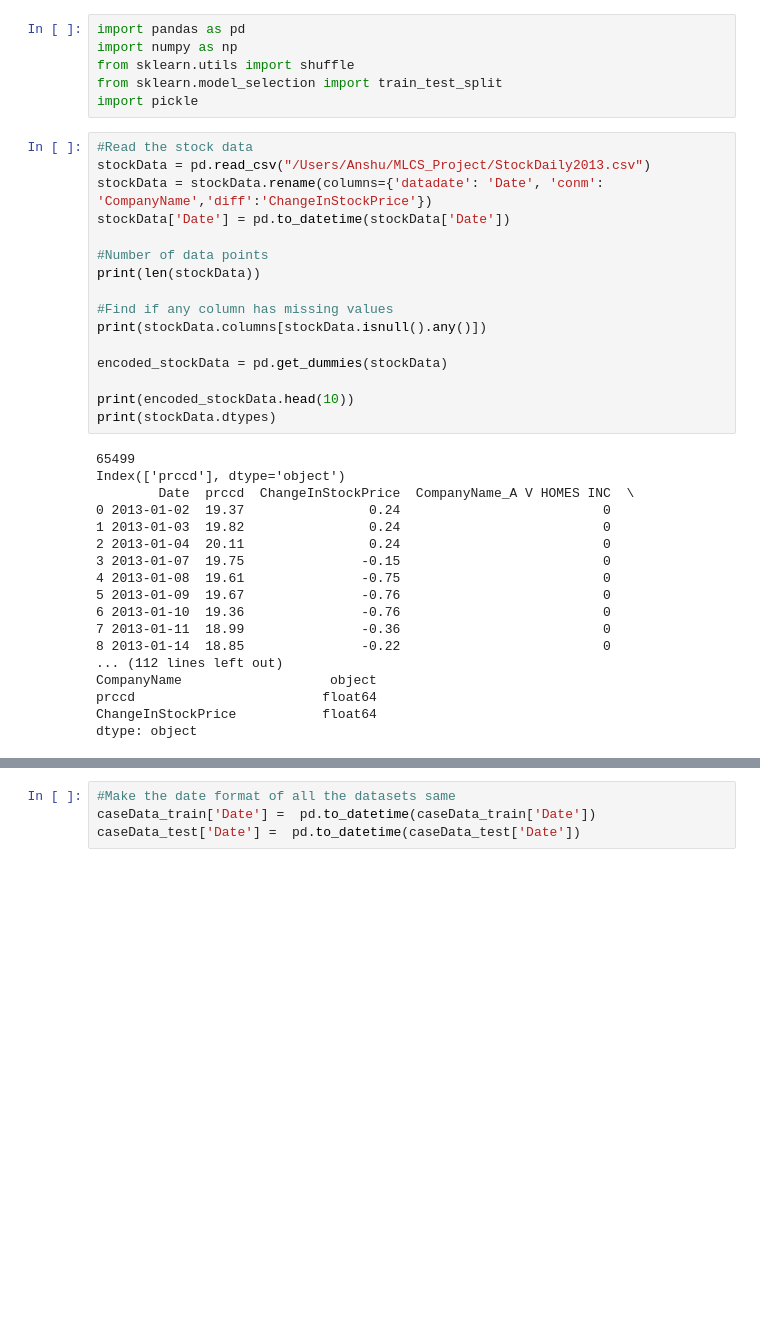
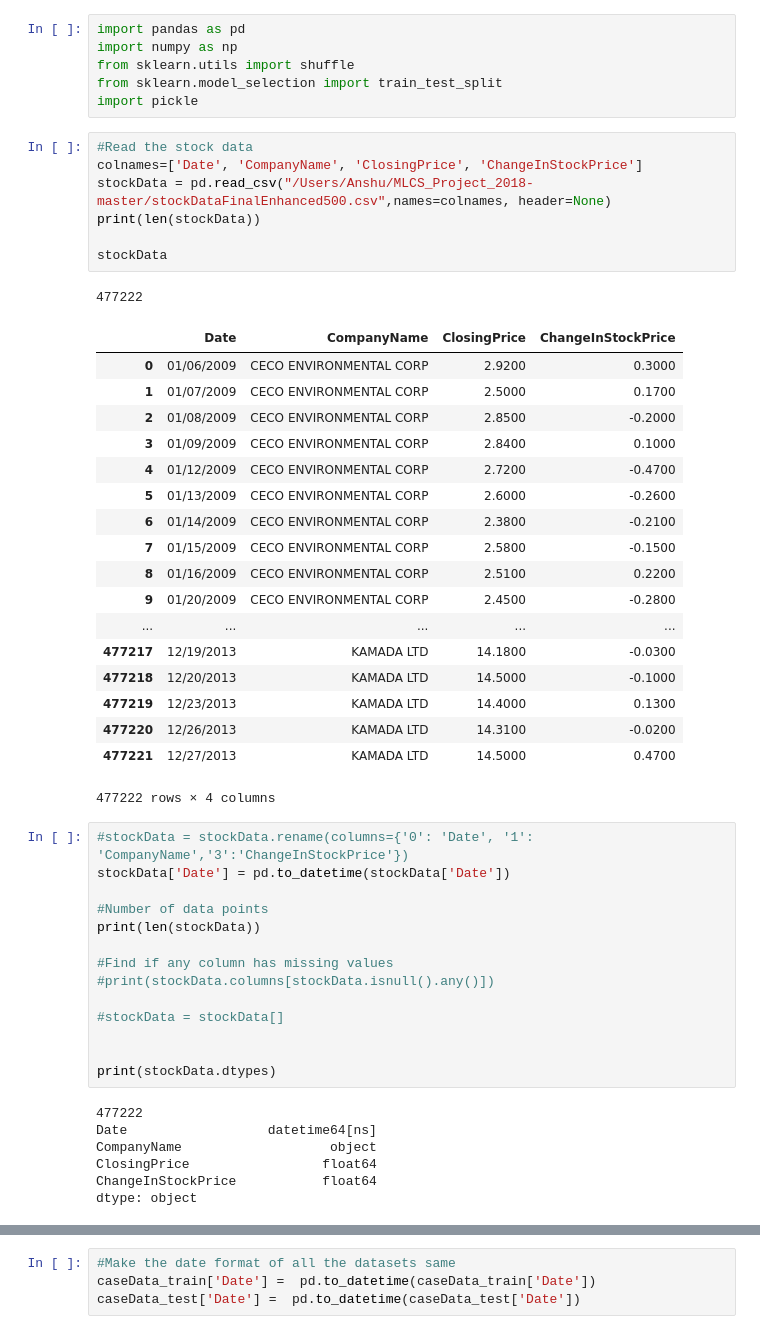
Before and after one commit to nikitabhargava/MLCS_Project_2018, a Jupyter notebook: StockAndCaseDataJoined.ipynb, the cells around one changed output, grey strips where cells are left out. Saved outputs shown, nothing was run; the diff lists cells and outputs as text; blank space fills up the shorter version.

```diff
--- a/StockAndCaseDataJoined.ipynb
+++ b/StockAndCaseDataJoined.ipynb
@@ -4,38 +4,52 @@ import numpy as np
 from sklearn.utils import shuffle
 from sklearn.model_selection import train_test_split
 import pickle
+# %%
+#Read the stock data
+colnames=['Date', 'CompanyName', 'ClosingPrice', 'ChangeInStockPrice']
+stockData = pd.read_csv("/Users/Anshu/MLCS_Project_2018-master/stockDataFinalEnhanced500.csv",names=colnames, header=None)
+print(len(stockData))
+
+stockData
+# %% [output]
+477222
+|  | Date | CompanyName | ClosingPrice | ChangeInStockPrice |
+| 0 | 01/06/2009 | CECO ENVIRONMENTAL CORP | 2.9200 | 0.3000 |
+| 1 | 01/07/2009 | CECO ENVIRONMENTAL CORP | 2.5000 | 0.1700 |
+| 2 | 01/08/2009 | CECO ENVIRONMENTAL CORP | 2.8500 | -0.2000 |
+| 3 | 01/09/2009 | CECO ENVIRONMENTAL CORP | 2.8400 | 0.1000 |
+| 4 | 01/12/2009 | CECO ENVIRONMENTAL CORP | 2.7200 | -0.4700 |
+| 5 | 01/13/2009 | CECO ENVIRONMENTAL CORP | 2.6000 | -0.2600 |
+| 6 | 01/14/2009 | CECO ENVIRONMENTAL CORP | 2.3800 | -0.2100 |
+| 7 | 01/15/2009 | CECO ENVIRONMENTAL CORP | 2.5800 | -0.1500 |
+| 8 | 01/16/2009 | CECO ENVIRONMENTAL CORP | 2.5100 | 0.2200 |
+| 9 | 01/20/2009 | CECO ENVIRONMENTAL CORP | 2.4500 | -0.2800 |
+| ... | ... | ... | ... | ... |
+| 477217 | 12/19/2013 | KAMADA LTD | 14.1800 | -0.0300 |
+| 477218 | 12/20/2013 | KAMADA LTD | 14.5000 | -0.1000 |
+| 477219 | 12/23/2013 | KAMADA LTD | 14.4000 | 0.1300 |
+| 477220 | 12/26/2013 | KAMADA LTD | 14.3100 | -0.0200 |
+| 477221 | 12/27/2013 | KAMADA LTD | 14.5000 | 0.4700 |
+477222 rows × 4 columns
 # %%
-#Read the stock data
-stockData = pd.read_csv("/Users/Anshu/MLCS_Project/StockDaily2013.csv")
-stockData = stockData.rename(columns={'datadate': 'Date', 'conm': 'CompanyName','diff':'ChangeInStockPrice'})
+#stockData = stockData.rename(columns={'0': 'Date', '1': 'CompanyName','3':'ChangeInStockPrice'})
 stockData['Date'] = pd.to_datetime(stockData['Date'])
 
 #Number of data points
 print(len(stockData))
 
 #Find if any column has missing values
-print(stockData.columns[stockData.isnull().any()])
+#print(stockData.columns[stockData.isnull().any()])
 
-encoded_stockData = pd.get_dummies(stockData)
+#stockData = stockData[]
 
-print(encoded_stockData.head(10))
+
 print(stockData.dtypes)
 # %% [output]
-65499
-Index(['prccd'], dtype='object')
-        Date  prccd  ChangeInStockPrice  CompanyName_A V HOMES INC  \
-0 2013-01-02  19.37                0.24                          0
-1 2013-01-03  19.82                0.24                          0
-2 2013-01-04  20.11                0.24                          0
-3 2013-01-07  19.75               -0.15                          0
-4 2013-01-08  19.61               -0.75                          0
-5 2013-01-09  19.67               -0.76                          0
-6 2013-01-10  19.36               -0.76                          0
-7 2013-01-11  18.99               -0.36                          0
-8 2013-01-14  18.85               -0.22                          0
-... (112 lines left out)
+477222
+Date                  datetime64[ns]
 CompanyName                   object
-prccd                        float64
+ClosingPrice                 float64
 ChangeInStockPrice           float64
 dtype: object
 # %%
```
Also changed, not shown: parts of 8 cells of this notebook.
